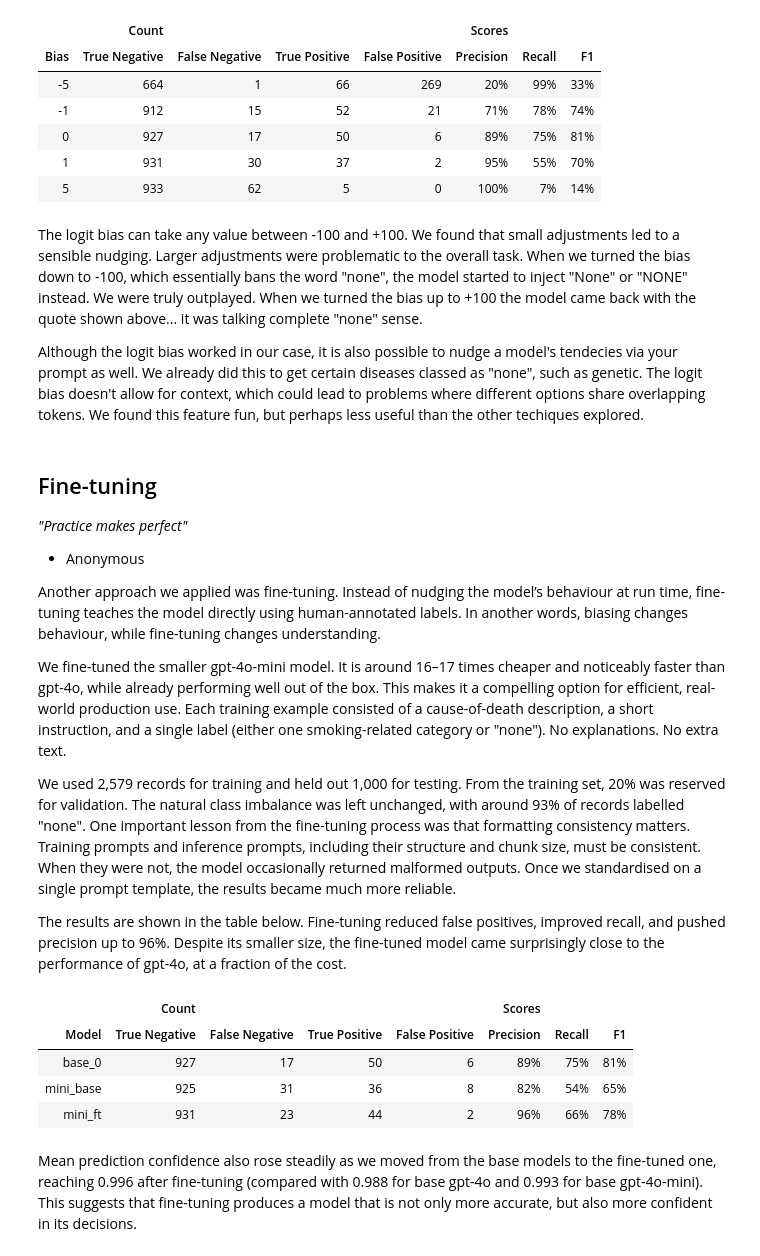
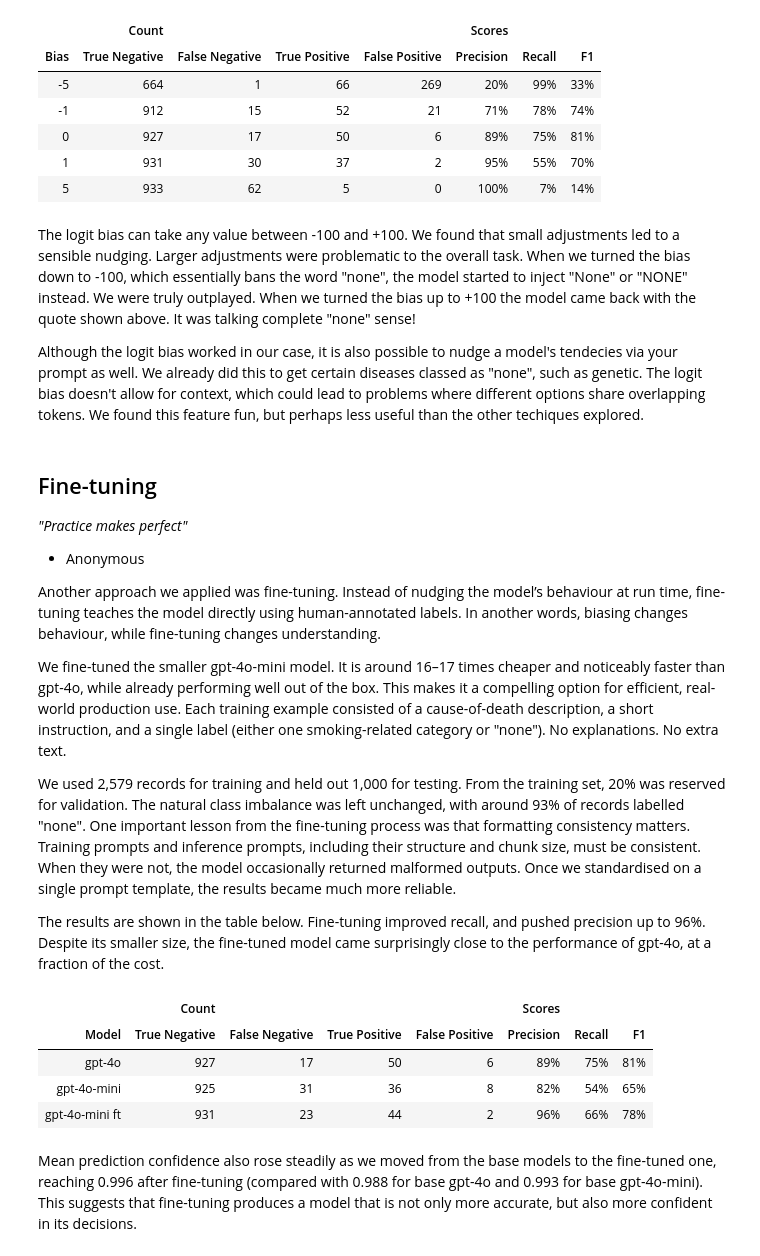
Before and after one commit to IFoA-LifeAI/LLM_ClaimClassification_Article, a Jupyter notebook: Article.ipynb, the cells around one changed output. Saved outputs shown, nothing was run; the diff lists cells and outputs as text; code cells hidden in the pictures.

```diff
--- a/Article.ipynb
+++ b/Article.ipynb
@@ -268,7 +284,7 @@ style_table(sdf)
 | 1 | 931 | 30 | 37 | 2 | 95% | 55% | 70% |
 | 5 | 933 | 62 | 5 | 0 | 100% | 7% | 14% |
 # %% [markdown]
-The logit bias can take any value between -100 and +100. We found that small adjustments led to a sensible nudging. Larger adjustments were problematic to the overall task. When we turned the bias down to -100, which essentially bans the word "none", the model started to inject "None" or "NONE" instead. We were truly outplayed. When we turned the bias up to +100 the model came back with the quote shown above... it was talking complete "none" sense.
+The logit bias can take any value between -100 and +100. We found that small adjustments led to a sensible nudging. Larger adjustments were problematic to the overall task. When we turned the bias down to -100, which essentially bans the word "none", the model started to inject "None" or "NONE" instead. We were truly outplayed. When we turned the bias up to +100 the model came back with the quote shown above. It was talking complete "none" sense!
 
 Although the logit bias worked in our case, it is also possible to nudge a model's tendecies via your prompt as well. We already did this to get certain diseases classed as "none", such as genetic. The logit bias doesn't allow for context, which could lead to problems where different options share overlapping tokens. We found this feature fun, but perhaps less useful than the other techiques explored.
 # %% [markdown]
@@ -283,7 +299,7 @@ We fine-tuned the smaller gpt-4o-mini model. It is around 16–17 times cheaper
 
 We used 2,579 records for training and held out 1,000 for testing. From the training set, 20% was reserved for validation. The natural class imbalance was left unchanged, with around 93% of records labelled "none". One important lesson from the fine-tuning process was that formatting consistency matters. Training prompts and inference prompts, including their structure and chunk size, must be consistent. When they were not, the model occasionally returned malformed outputs. Once we standardised on a single prompt template, the results became much more reliable.
 
-The results are shown in the table below. Fine-tuning reduced false positives, improved recall, and pushed precision up to 96%. Despite its smaller size, the fine-tuned model came surprisingly close to the performance of gpt-4o, at a fraction of the cost.
+The results are shown in the table below. Fine-tuning improved recall, and pushed precision up to 96%. Despite its smaller size, the fine-tuned model came surprisingly close to the performance of gpt-4o, at a fraction of the cost.
 # %%
 import pandas as pd
 import numpy as np
@@ -320,39 +336,45 @@ sdf = (rec[suffixes]
  .melt()
  .value_counts()
  .reset_index()
+ .assign(variable=lambda df: df["variable"].replace(
+     {"base_0": "gpt-4o",
+      "mini_base": "gpt-4o-mini",
+      "mini_ft": "gpt-4o-mini ft"
+      }
+     ))
  .set_index("variable")
  .pivot(columns="value", values="count")
  .apply(lambda x: x.fillna(0))
 )
 
 sdf = sdf.assign(
     precision = sdf["TP"] / (sdf["TP"] + sdf["FP"]),
     recall = sdf["TP"] / (sdf["TP"] + sdf["FN"])
 )
 sdf = sdf.assign(
     f1 = 2 * sdf["precision"] * sdf["recall"] / (sdf["precision"] + sdf["recall"])
 )
 
 sdf = (
     sdf.reset_index()
     .rename(columns={ "variable": "Model",
                      "TN": "True Negative", "FN": "False Negative", "TP": "True Positive", "FP": "False Positive",
                      "precision": "Precision", "recall": "Recall", "f1": "F1", })
     [["Model", "True Negative", "False Negative", "True Positive", "False Positive", "Precision", "Recall", "F1"]])
 
 sdf.columns = pd.MultiIndex.from_tuples(
     [("", "Model")] +
     [("Count", c) for c in sdf.columns[1:5]] +
     [("Scores", c) for c in sdf.columns[5:]]
 )
 
 style_table(sdf)
 # %% [output]
 |  | Count |  |  |  | Scores |  |  |
 | Model | True Negative | False Negative | True Positive | False Positive | Precision | Recall | F1 |
-| base_0 | 927 | 17 | 50 | 6 | 89% | 75% | 81% |
-| mini_base | 925 | 31 | 36 | 8 | 82% | 54% | 65% |
-| mini_ft | 931 | 23 | 44 | 2 | 96% | 66% | 78% |
+| gpt-4o | 927 | 17 | 50 | 6 | 89% | 75% | 81% |
+| gpt-4o-mini | 925 | 31 | 36 | 8 | 82% | 54% | 65% |
+| gpt-4o-mini ft | 931 | 23 | 44 | 2 | 96% | 66% | 78% |
 # %% [markdown]
 Mean prediction confidence also rose steadily as we moved from the base models to the fine-tuned one, reaching 0.996 after fine-tuning (compared with 0.988 for base gpt-4o and 0.993 for base gpt-4o-mini). This suggests that fine-tuning produces a model that is not only more accurate, but also more confident in its decisions.
 # %% [markdown]
```
Also changed, not shown: parts of 6 cells of this notebook, 2 other files.
